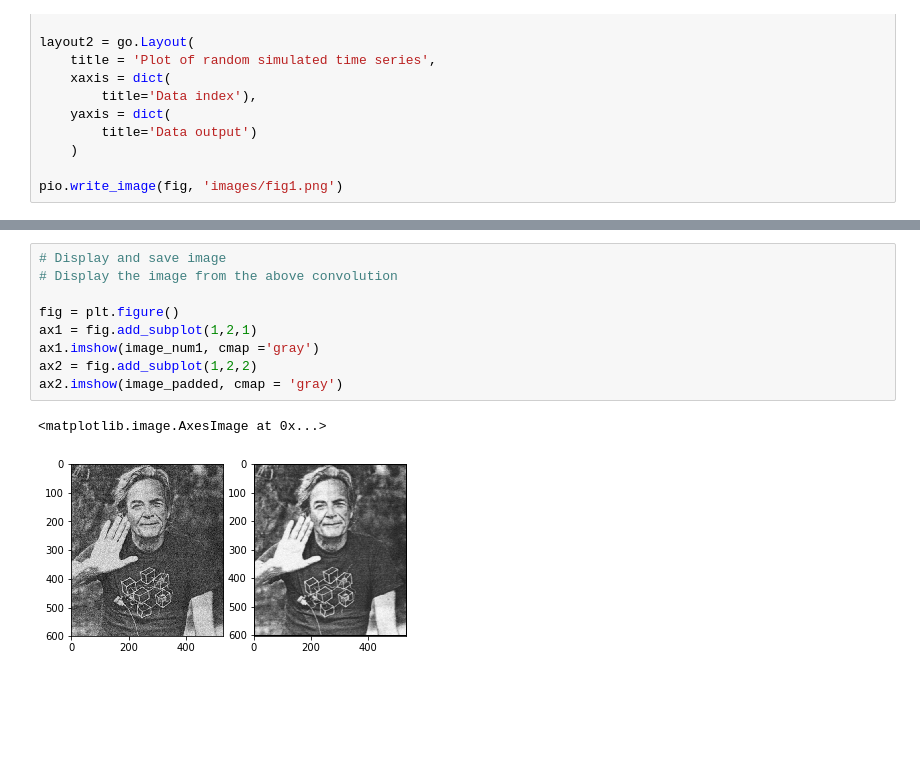
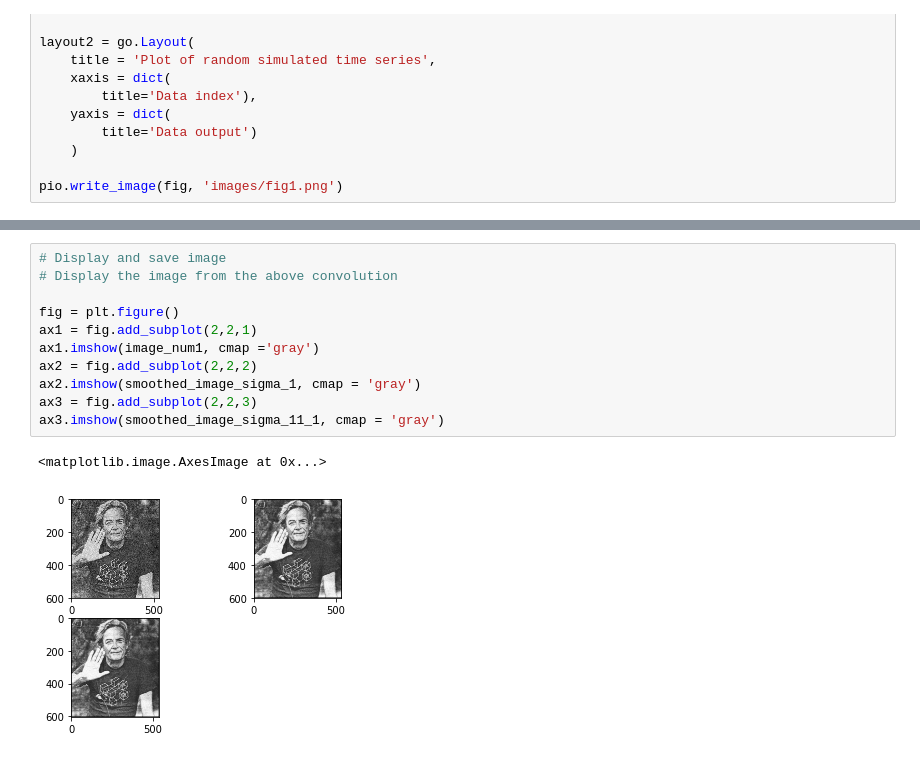
Before and after one commit to jackleekopij/Signal_processing, a Jupyter notebook: Gaussian kernel smoothing.ipynb, the cells around one changed output, grey strips where cells are left out. Saved outputs shown, nothing was run; the diff lists cells and outputs as text; blank space fills up the shorter version.

```diff
--- a/Gaussian kernel smoothing.ipynb
+++ b/Gaussian kernel smoothing.ipynb
@@ -294,12 +291,14 @@ def  convolve_image_with_kernel(image_rows,):
 # %%
 # Display and save image
 # Display the image from the above convolution
 
 fig = plt.figure()
-ax1 = fig.add_subplot(1,2,1)
+ax1 = fig.add_subplot(2,2,1)
 ax1.imshow(image_num1, cmap ='gray')
-ax2 = fig.add_subplot(1,2,2)
-ax2.imshow(image_padded, cmap = 'gray')
+ax2 = fig.add_subplot(2,2,2)
+ax2.imshow(smoothed_image_sigma_1, cmap = 'gray')
+ax3 = fig.add_subplot(2,2,3)
+ax3.imshow(smoothed_image_sigma_11_1, cmap = 'gray')
 # %% [output]
 <matplotlib.image.AxesImage at 0x...>
-[figure, old version]
+[figure, new version]
```
Also changed, not shown: parts of 13 cells of this notebook.
